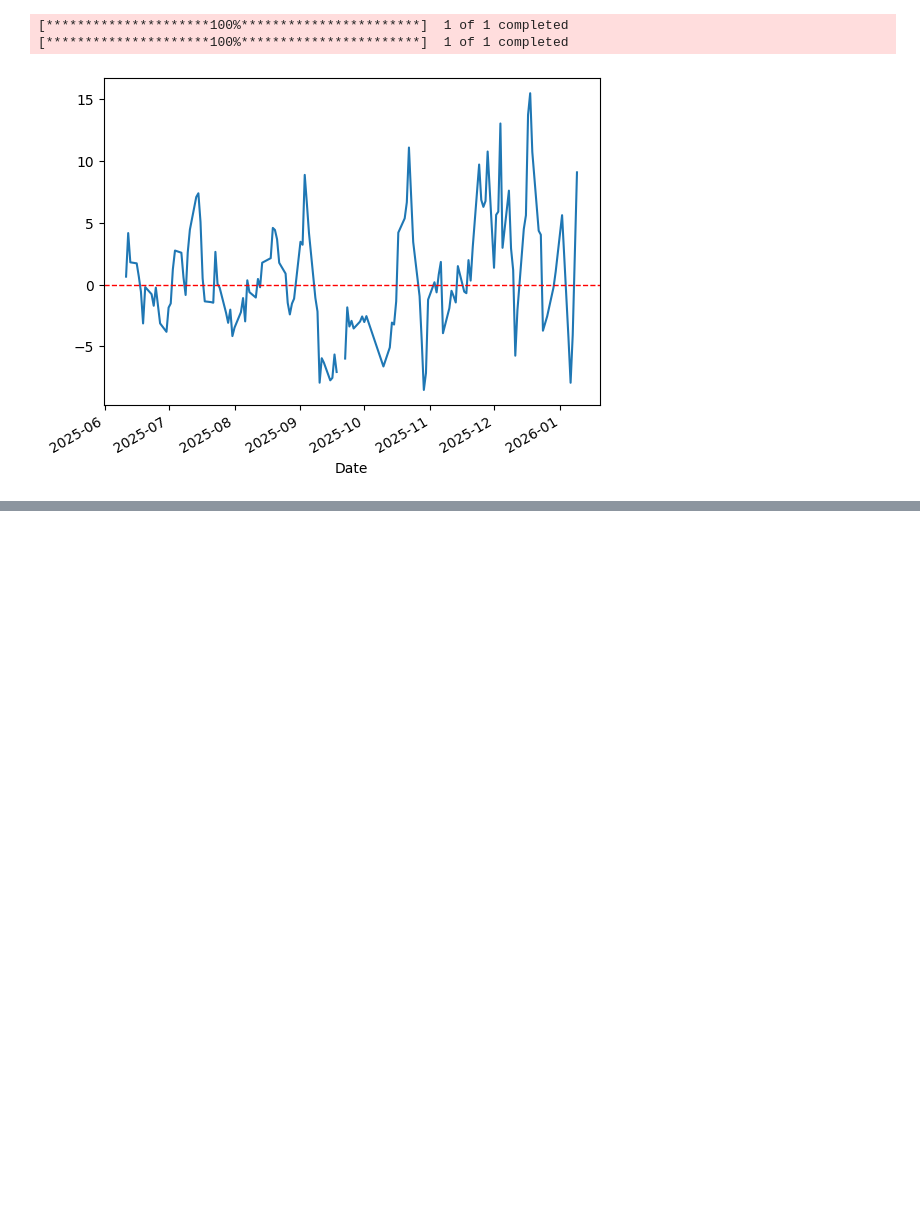
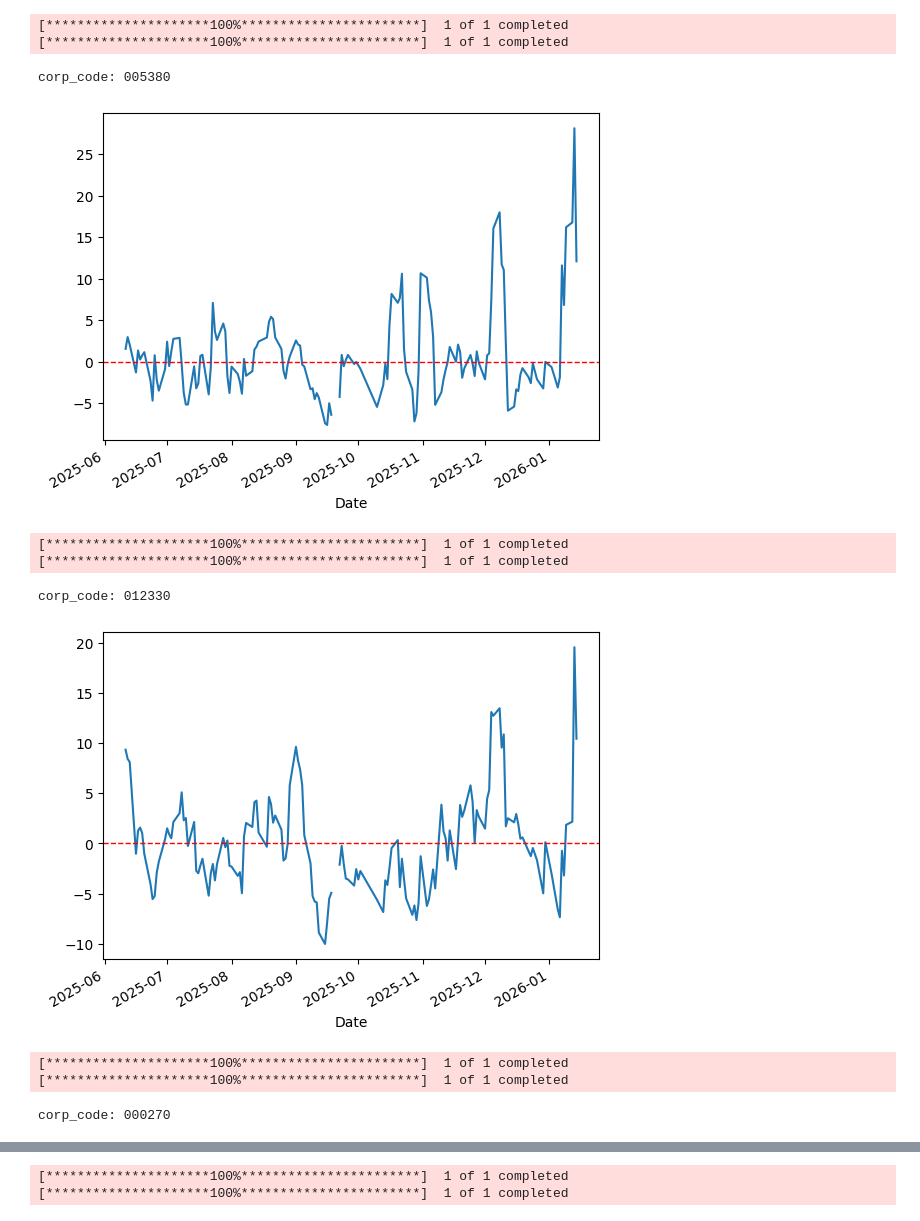
Before and after one commit to MinjunChoi24/JustStudy, a Jupyter notebook: Stock_analysis/RS_week.ipynb, the cells around one changed output, grey strips where cells are left out. Saved outputs shown, nothing was run; the diff lists cells and outputs as text; code cells hidden in the pictures; blank space fills up the shorter version.

```diff
--- a/Stock_analysis/RS_week.ipynb
+++ b/Stock_analysis/RS_week.ipynb
@@ -7,7 +7,7 @@ import numpy as np
 def RS_week(ticker):
 
     start = "2025-06-01"
-    end = "2026-01-10"
+    end = "2026-01-15"
 
     Kospi_prices = yf.download('^KS11',start=start,end=end,auto_adjust=True)['Close']['^KS11']
     ETF_prices = yf.download(f'{ticker}.KS',start=start,end=end,auto_adjust=True)['Close'][f'{ticker}.KS']
@@ -20,15 +20,29 @@ def RS_week(ticker):
 
     RS = weekly_return2 - weekly_return1
 
+    print(f'corp_code: {ticker}')
+
     RS.plot()
 
     plt.axhline(0, color='red', linestyle='--', linewidth=1);
 
+    plt.show()
     return
 # %%
+corp_code = ['005380','012330','000270','161390','204320','011210','073240','018880','005850','437730',
+             '000240','004490','007340','064960','015750','003620','009900','036530','002350','271940']
 
-RS = RS_week('011210')
+for i in corp_code:
+    RS_week(i)
 # %% [output]
 [*********************100%***********************]  1 of 1 completed
 [*********************100%***********************]  1 of 1 completed
+corp_code: 005380
-[figure, old version]
+[figure, new version]
+[*********************100%***********************]  1 of 1 completed
+[*********************100%***********************]  1 of 1 completed
+corp_code: 012330
+[figure, added]
+[*********************100%***********************]  1 of 1 completed
+[*********************100%***********************]  1 of 1 completed
+corp_code: 000270
@@ -34,0 +50,2 @@ RS = RS_week('011210')
+[*********************100%***********************]  1 of 1 completed
+[*********************100%***********************]  1 of 1 completed
```
Also changed, not shown: parts of 1 cell of this notebook, 1 other file.
